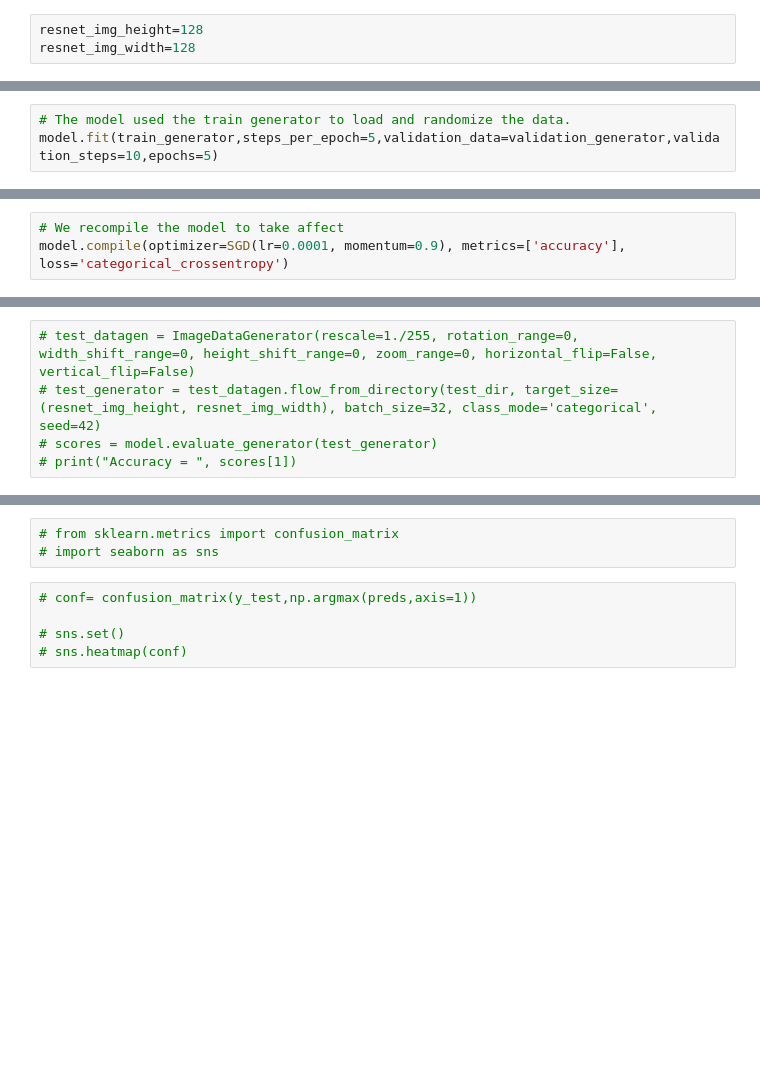
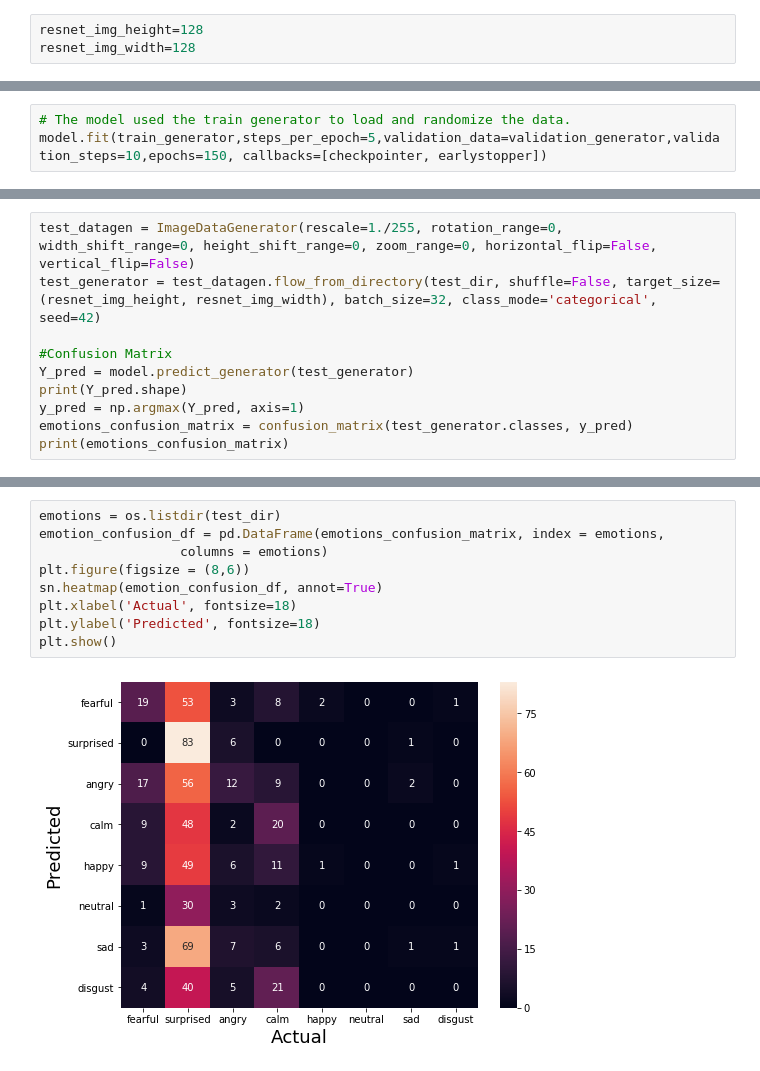
Before and after one commit to dandrid/GrandPythons, a Jupyter notebook: 2_build_resnet_model.ipynb, the cells around one changed output, grey strips where cells are left out. Cells and saved outputs as stored; diff of their text form; blank space fills up the shorter version.

```diff
--- a/2_build_resnet_model.ipynb
+++ b/2_build_resnet_model.ipynb
@@ -204,4 +176,4 @@ Found 12306 images belonging to 8 classes.
 # %%
 # The model used the train generator to load and randomize the data.
-model.fit(train_generator,steps_per_epoch=5,validation_data=validation_generator,validation_steps=10,epochs=5)
+model.fit(train_generator,steps_per_epoch=5,validation_data=validation_generator,validation_steps=10,epochs=150, callbacks=[checkpointer, earlystopper])
 # %% [output]
@@ -239,3 +197,0 @@ print(summ)
-# %%
-# We recompile the model to take affect
-model.compile(optimizer=SGD(lr=0.0001, momentum=0.9), metrics=['accuracy'], loss='categorical_crossentropy')
@@ -286,5 +235,10 @@ plt.show()
 # %%
-# test_datagen = ImageDataGenerator(rescale=1./255, rotation_range=0, width_shift_range=0, height_shift_range=0, zoom_range=0, horizontal_flip=False, vertical_flip=False)
-# test_generator = test_datagen.flow_from_directory(test_dir, target_size=(resnet_img_height, resnet_img_width), batch_size=32, class_mode='categorical', seed=42)
-# scores = model.evaluate_generator(test_generator)
-# print("Accuracy = ", scores[1])
+test_datagen = ImageDataGenerator(rescale=1./255, rotation_range=0, width_shift_range=0, height_shift_range=0, zoom_range=0, horizontal_flip=False, vertical_flip=False)
+test_generator = test_datagen.flow_from_directory(test_dir, shuffle=False, target_size=(resnet_img_height, resnet_img_width), batch_size=32, class_mode='categorical', seed=42)
+
+#Confusion Matrix
+Y_pred = model.predict_generator(test_generator)
+print(Y_pred.shape)
+y_pred = np.argmax(Y_pred, axis=1)
+emotions_confusion_matrix = confusion_matrix(test_generator.classes, y_pred)
+print(emotions_confusion_matrix)
@@ -291,8 +262,11 @@ plt.show()
-# %%
-# from sklearn.metrics import confusion_matrix
-# import seaborn as sns
-# %%
-# conf= confusion_matrix(y_test,np.argmax(preds,axis=1))
-
-# sns.set()
-# sns.heatmap(conf)
+# %%
+emotions = os.listdir(test_dir)
+emotion_confusion_df = pd.DataFrame(emotions_confusion_matrix, index = emotions,
+                  columns = emotions)
+plt.figure(figsize = (8,6))
+sn.heatmap(emotion_confusion_df, annot=True)
+plt.xlabel('Actual', fontsize=18)
+plt.ylabel('Predicted', fontsize=18)
+plt.show()
+# %% [output]
+[figure, added]
```
Also changed, not shown: parts of 19 cells of this notebook.
